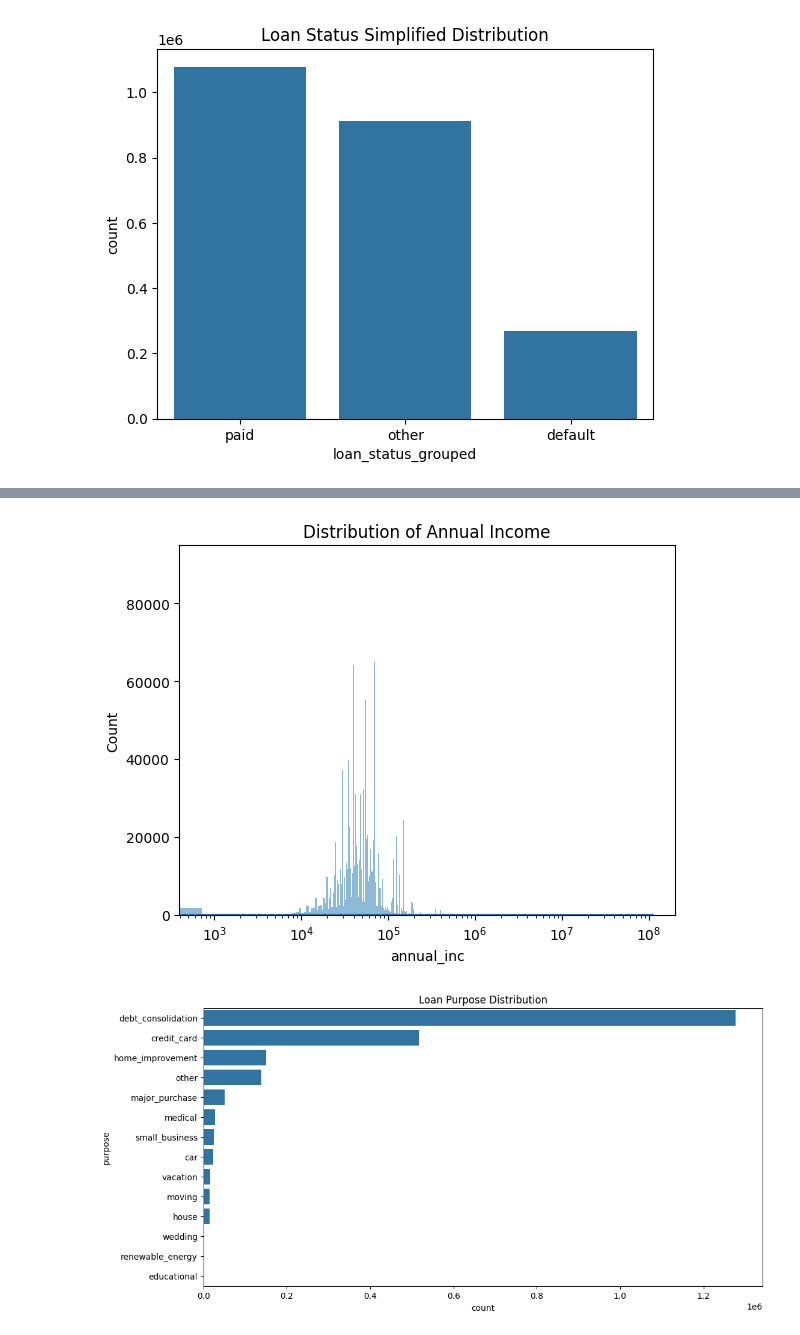
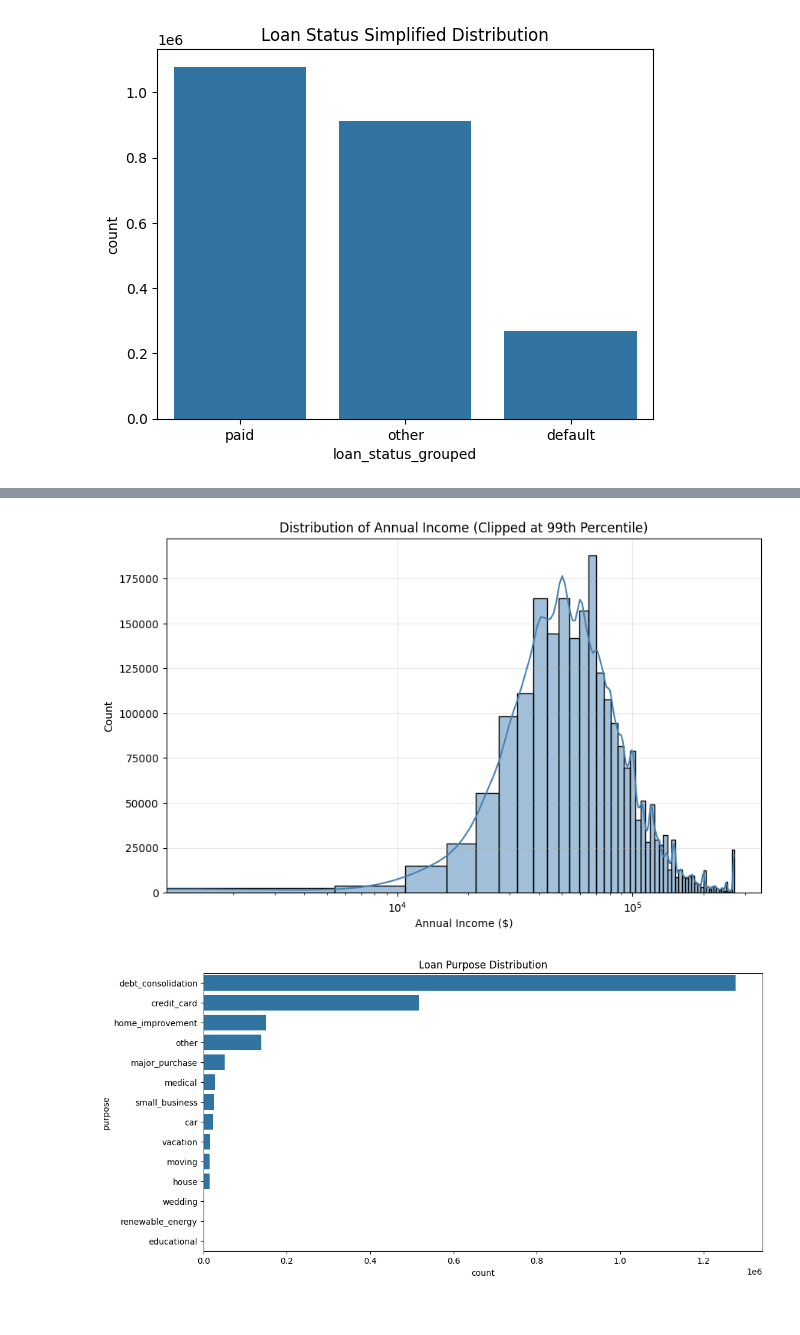
Before and after one commit to CS133-DataVisualization/term-project-vizvisionaries, a Jupyter notebook: Project Assignments/final.ipynb, the cells around one changed output, grey strips where cells are left out. Saved outputs shown, nothing was run; the diff lists cells and outputs as text; code cells hidden in the pictures.

```diff
--- a/Project Assignments/final.ipynb
+++ b/Project Assignments/final.ipynb
@@ -5,7 +5,8 @@ import seaborn as sns
 import matplotlib.pyplot as plt
 import numpy as np
 # %%
-df = pd.read_csv('accepted_2007_to_2018Q4.csv')
+pathname = '/Users/diyadoshi/Documents/accepted_2007_to_2018Q4.csv'
+df = pd.read_csv(pathname)
 print(df.shape)
 df.head()
 # %% [output]
@@ -175,10 +177,18 @@ plt.show()
 # %%
-sns.histplot(df['annual_inc'], kde=True)
-plt.title("Distribution of Annual Income")
+plt.figure(figsize=(10,6))
+
+income_clipped = df['annual_inc'].clip(upper=df['annual_inc'].quantile(0.99))
+
+sns.histplot(income_clipped, bins=50, kde=True, color='steelblue')
+plt.title("Distribution of Annual Income (Clipped at 99th Percentile)")
+plt.xlabel("Annual Income ($)")
+plt.ylabel("Count")
 plt.xscale('log')
+plt.grid(alpha=0.3)
+
 plt.show()
 # %% [output]
-[figure, old version]
+[figure, new version]
 # %%
 plt.figure(figsize=(12,6))
 sns.countplot(data=df, y='purpose', order=df['purpose'].value_counts().index)
```
Also changed, not shown: parts of 26 cells of this notebook.
